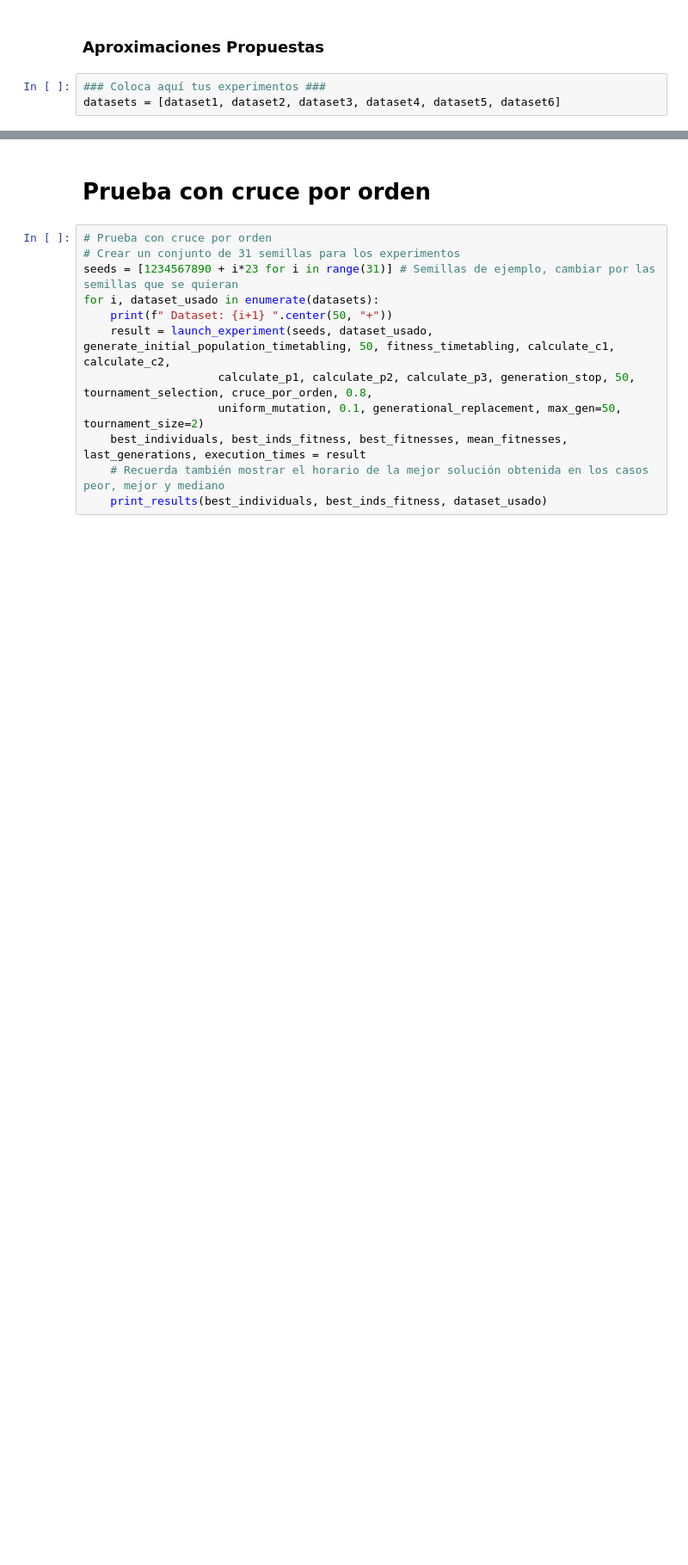
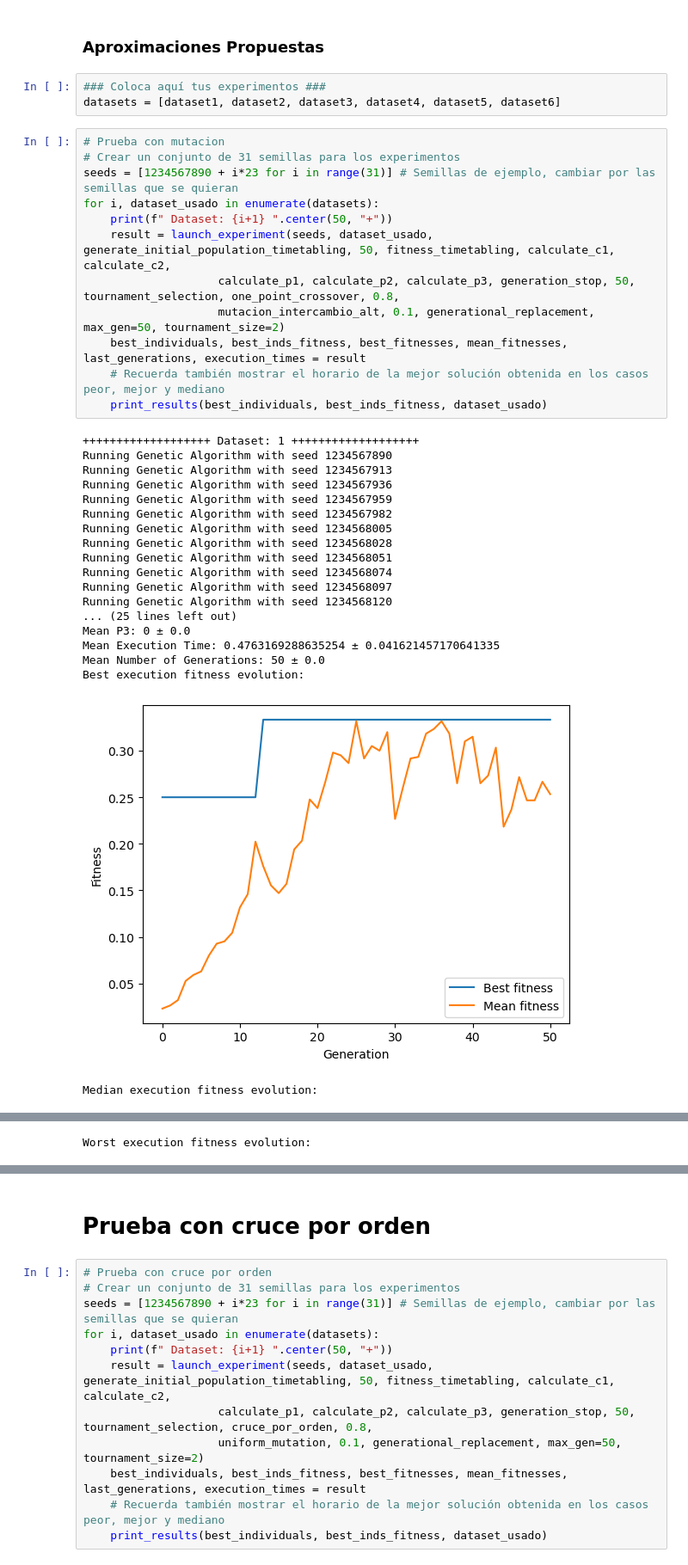
Before and after one commit to ggilperez/ia_practica_2, a Jupyter notebook: ia_practica_2/practica_evolutivos_grupo_IWSIT21-7.ipynb, the cells around one changed output, grey strips where cells are left out. Shown at 86% size. Saved outputs shown, nothing was run; the diff lists cells and outputs as text; blank space fills up the shorter version.

Commit message:
pruebas de mutacion

```diff
--- a/ia_practica_2/practica_evolutivos_grupo_IWSIT21-7.ipynb
+++ b/ia_practica_2/practica_evolutivos_grupo_IWSIT21-7.ipynb
@@ -1442,3 +1374,35 @@ Aun teniendo una selection por torneo la cual filtra por mejor fitness vemos que
 # %%
 ### Coloca aquí tus experimentos ###
 datasets = [dataset1, dataset2, dataset3, dataset4, dataset5, dataset6]
+# %%
+# Prueba con mutacion
+# Crear un conjunto de 31 semillas para los experimentos
+seeds = [1234567890 + i*23 for i in range(31)] # Semillas de ejemplo, cambiar por las semillas que se quieran
+for i, dataset_usado in enumerate(datasets):
+    print(f" Dataset: {i+1} ".center(50, "+"))
+    result = launch_experiment(seeds, dataset_usado, generate_initial_population_timetabling, 50, fitness_timetabling, calculate_c1, calculate_c2,
+                    calculate_p1, calculate_p2, calculate_p3, generation_stop, 50, tournament_selection, one_point_crossover, 0.8,
+                    mutacion_intercambio_alt, 0.1, generational_replacement, max_gen=50, tournament_size=2)
+    best_individuals, best_inds_fitness, best_fitnesses, mean_fitnesses, last_generations, execution_times = result
+    # Recuerda también mostrar el horario de la mejor solución obtenida en los casos peor, mejor y mediano
+    print_results(best_individuals, best_inds_fitness, dataset_usado)
+# %% [output]
++++++++++++++++++++ Dataset: 1 +++++++++++++++++++
+Running Genetic Algorithm with seed 1234567890
+Running Genetic Algorithm with seed 1234567913
+Running Genetic Algorithm with seed 1234567936
+Running Genetic Algorithm with seed 1234567959
+Running Genetic Algorithm with seed 1234567982
+Running Genetic Algorithm with seed 1234568005
+Running Genetic Algorithm with seed 1234568028
+Running Genetic Algorithm with seed 1234568051
+Running Genetic Algorithm with seed 1234568074
+Running Genetic Algorithm with seed 1234568097
+Running Genetic Algorithm with seed 1234568120
+... (25 lines left out)
+Mean P3: 0 ± 0.0
+Mean Execution Time: 0.4763169288635254 ± 0.041621457170641335
+Mean Number of Generations: 50 ± 0.0
+Best execution fitness evolution:
+[figure, added]
+Median execution fitness evolution:
@@ -1444,0 +1410 @@ datasets = [dataset1, dataset2, dataset3, dataset4, dataset5, dataset6]
+Worst execution fitness evolution:
```
Also changed, not shown: parts of 12 cells of this notebook.
